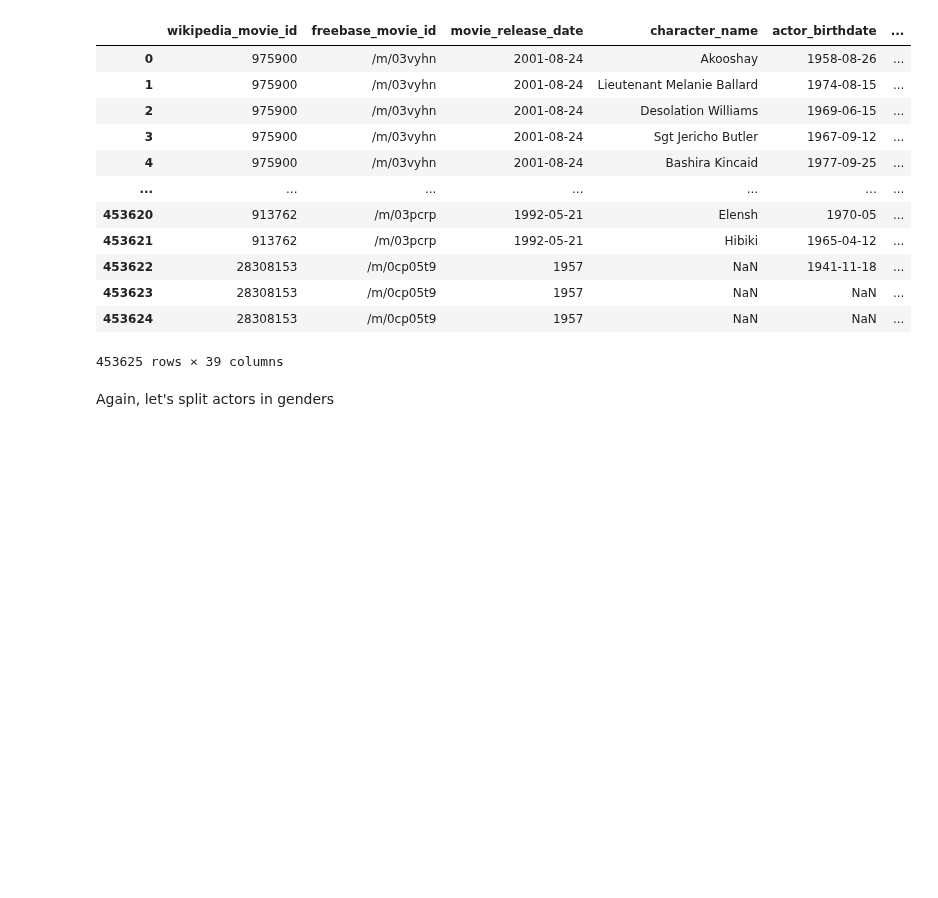
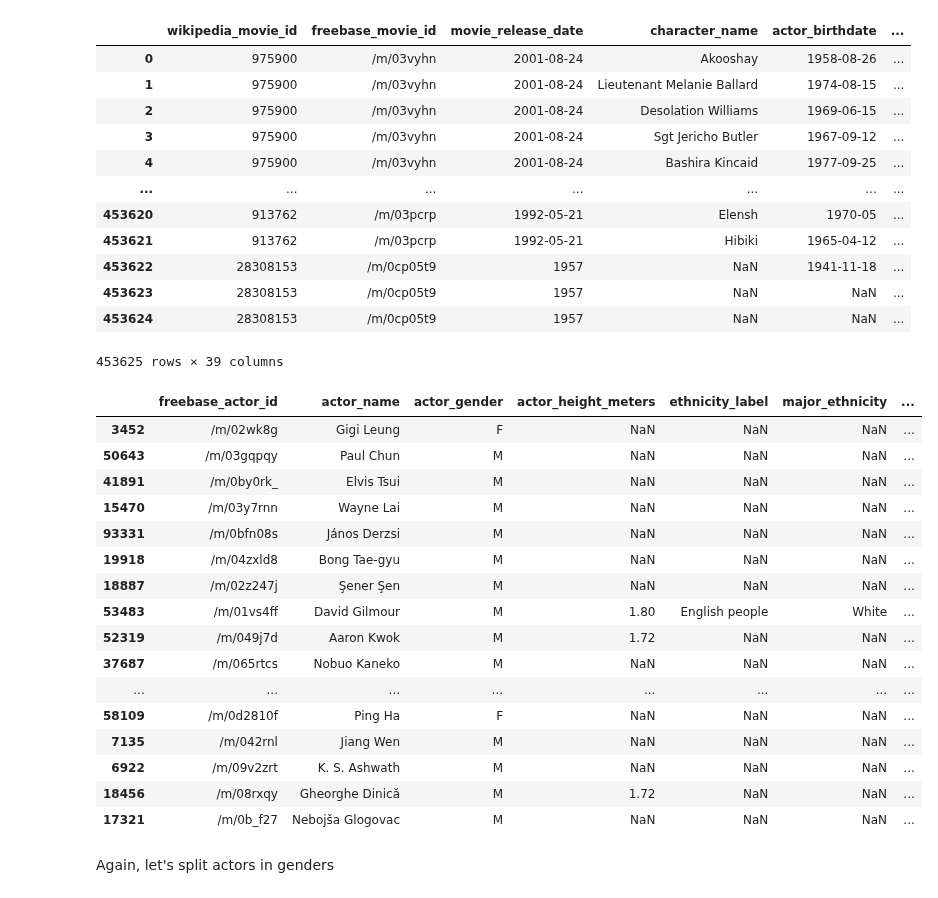
Before and after one commit to epfl-ada/ada-2022-project-theadaholics, a Jupyter notebook: main.ipynb, the cells around one changed output. Drawn from its saved outputs; the diff is of its cells as text; code cells hidden in the pictures; blank space fills up the shorter version.

Commit message:
Add weighted rating for actors

```diff
--- a/main.ipynb
+++ b/main.ipynb
@@ -1326,6 +1326,41 @@ actors['num_movies'] = actors.groupby(by=['freebase_actor_id'])['freebase_actor_
 actors['WR_mean'] = actors[['freebase_actor_id', 'WR']].groupby(by=['freebase_actor_id']).transform('mean')
 actors.drop(['freebase_movie_id'], axis=1, inplace=True)
 actors.drop_duplicates(subset=['freebase_actor_id'], inplace=True)
+# %%
+#Apply weighting to score
+WR_actors_mean = np.mean(actors.WR_mean)
+min_movies = 3
+
+def isNan(value):
+    return value!=value
+
+def get_weigthed_WR(WR, num_movies):
+    if not isNan(WR) and not isNan(num_movies):
+        if num_movies > min_movies:
+            return num_movies/(num_movies + min_movies) * WR + min_movies/(num_movies + min_movies) * WR_actors_mean
+    return np.nan
+
+actors['WR'] = actors.apply(lambda row: get_weigthed_WR(row['WR_mean'], row['num_movies']), axis=1)
+
+actors.dropna(subset='WR').sort_values(by='WR', ascending=False).head(20)
+# %% [output]
+|  | freebase_actor_id | actor_name | actor_gender | actor_height_meters | ethnicity_label | major_ethnicity | ... |
+| 3452 | /m/02wk8g | Gigi Leung | F | NaN | NaN | NaN | ... |
+| 50643 | /m/03gqpqy | Paul Chun | M | NaN | NaN | NaN | ... |
+| 41891 | /m/0by0rk_ | Elvis Tsui | M | NaN | NaN | NaN | ... |
+| 15470 | /m/03y7rnn | Wayne Lai | M | NaN | NaN | NaN | ... |
+| 93331 | /m/0bfn08s | János Derzsi | M | NaN | NaN | NaN | ... |
+| 19918 | /m/04zxld8 | Bong Tae-gyu | M | NaN | NaN | NaN | ... |
+| 18887 | /m/02z247j | Şener Şen | M | NaN | NaN | NaN | ... |
+| 53483 | /m/01vs4ff | David Gilmour | M | 1.80 | English people | White | ... |
+| 52319 | /m/049j7d | Aaron Kwok | M | 1.72 | NaN | NaN | ... |
+| 37687 | /m/065rtcs | Nobuo Kaneko | M | NaN | NaN | NaN | ... |
+| ... | ... | ... | ... | ... | ... | ... | ... |
+| 58109 | /m/0d2810f | Ping Ha | F | NaN | NaN | NaN | ... |
+| 7135 | /m/042rnl | Jiang Wen | M | NaN | NaN | NaN | ... |
+| 6922 | /m/09v2zrt | K. S. Ashwath | M | NaN | NaN | NaN | ... |
+| 18456 | /m/08rxqy | Gheorghe Dinică | M | 1.72 | NaN | NaN | ... |
+| 17321 | /m/0b_f27 | Nebojša Glogovac | M | NaN | NaN | NaN | ... |
 # %% [markdown]
 Again, let's split actors in genders
 # %%
```
Also changed, not shown: parts of 10 cells of this notebook.
